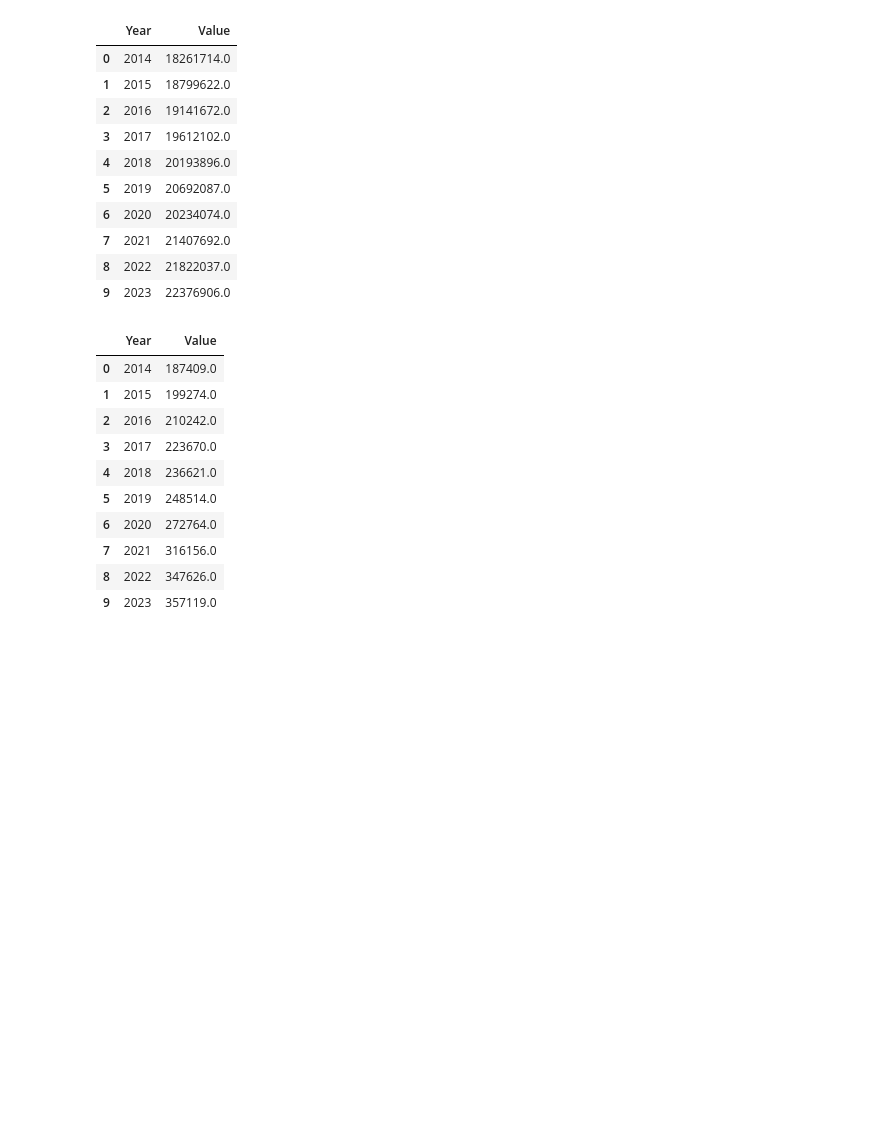
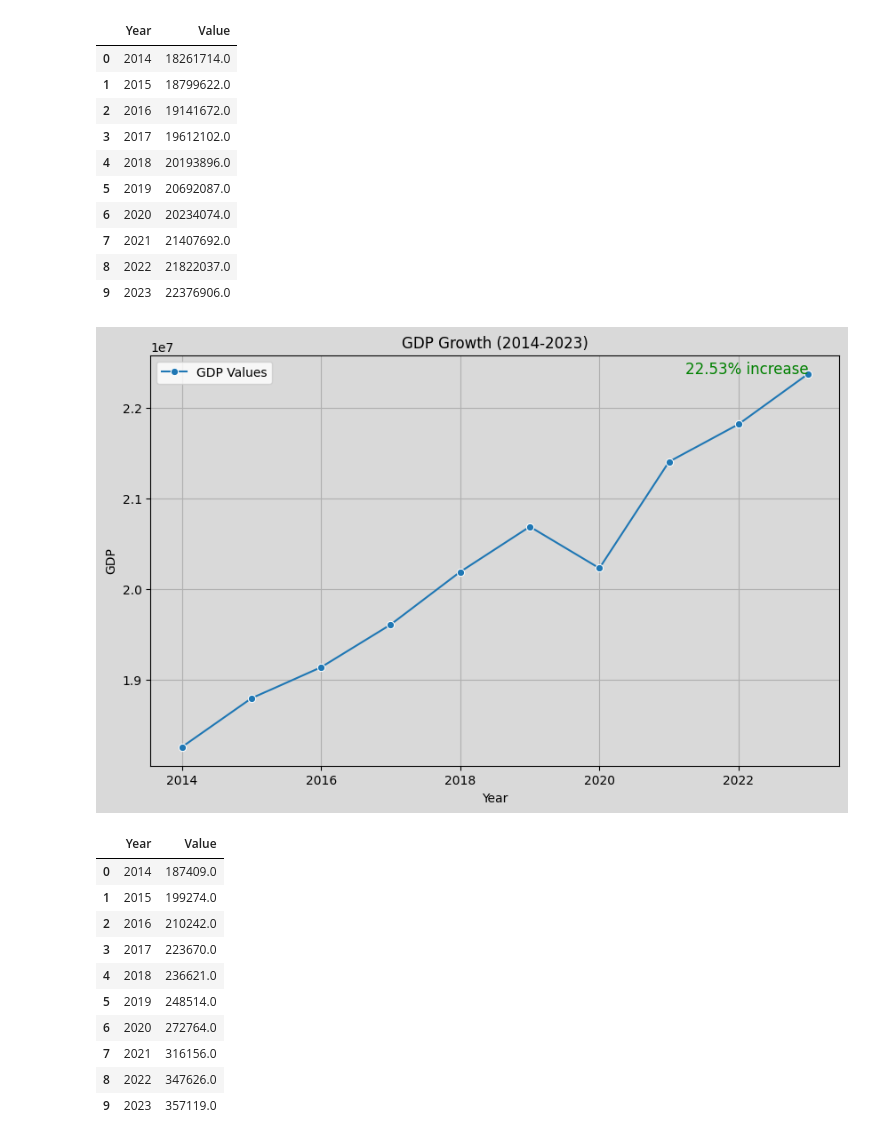
Before and after one commit to elgnol/RealEstate_Project_3, a Jupyter notebook: Long/GDP_vs_Housing_Prices_10years.ipynb, the cells around one changed output. Saved outputs shown, nothing was run; the diff lists cells and outputs as text; code cells hidden in the pictures; blank space fills up the shorter version.

```diff
--- a/Long/GDP_vs_Housing_Prices_10years.ipynb
+++ b/Long/GDP_vs_Housing_Prices_10years.ipynb
@@ -190,6 +190,7 @@ plt.show()
 # %% [output]
 [figure]
 # %%
+us_gdp_df['Year'] = us_gdp_df['Year'].astype(int)
 us_gdp_df
 # %% [output]
 |  | Year | Value |
@@ -203,4 +204,33 @@ us_gdp_df
 | 7 | 2021 | 21407692.0 |
 | 8 | 2022 | 21822037.0 |
 | 9 | 2023 | 22376906.0 |
+# %%
+# Calculate percent change between 2023 and 2014
+gdp_2023 = us_gdp_df.loc[us_gdp_df['Year'] == 2023, 'Value'].values[0]
+gdp_2014 = us_gdp_df.loc[us_gdp_df['Year'] == 2014, 'Value'].values[0]
+
+percent_change = ((gdp_2023 - gdp_2014) / gdp_2014) * 100
+
+# Plot the line graph using Seaborn
+plt.figure(figsize=(10, 6))
+sns.lineplot(x='Year', y='Value', data=us_gdp_df, marker='o', label='GDP Values')
+
+# Annotate the percent change on the graph
+plt.text(2023, gdp_2023, f"{percent_change:.2f}% increase", ha='right', fontsize=12, color='green')
+
+# Customize the plot
+plt.xlabel('Year')
+plt.ylabel('GDP')
+plt.title('GDP Growth (2014-2023)')
+plt.grid(True)
+plt.gca().set_facecolor('#D9D9D9')  # Set the background color of the plot area
+plt.gcf().set_facecolor('#D9D9D9')  # Set the background color of the fig
+
+# Save the plot as a png image
+plt.savefig("../IMAGES/US_GDP_Growth.png")
+
+# Display the plot
+plt.show()
+# %% [output]
+[figure, added]
 # %%
```
Also changed, not shown: parts of 3 cells of this notebook, 4 other files.
